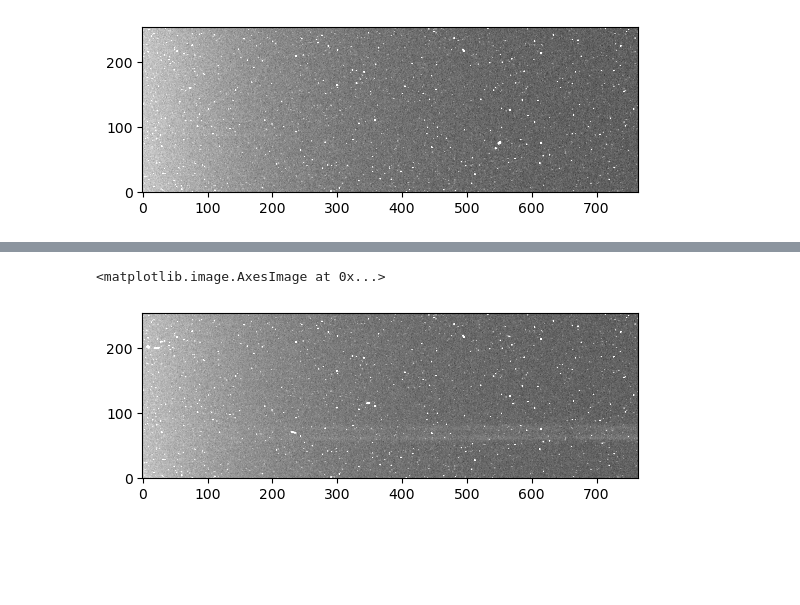
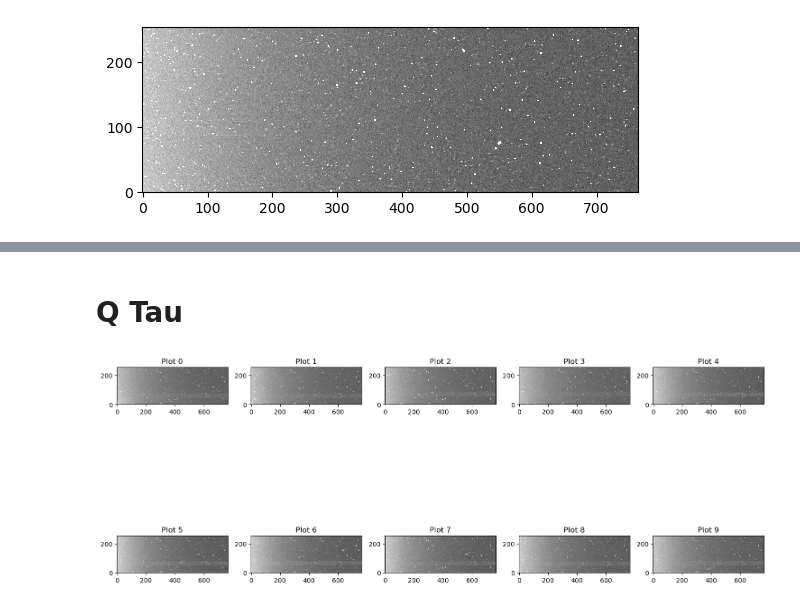
Before and after one commit to Zhengjingyi0823/AST443-Group5, a Jupyter notebook: AST443_lab3.ipynb, the cells around one changed output, grey strips where cells are left out. Drawn from its saved outputs; the diff is of its cells as text; code cells hidden in the pictures; blank space fills up the shorter version.

```diff
--- a/AST443_lab3.ipynb
+++ b/AST443_lab3.ipynb
@@ -88,0 +448,5 @@ plt.imshow(raw_20tau[2], vmin=np.mean(raw_20tau[2])-(2*np.std(raw_20tau[2])),vma
+# %%
+darksubtracted_20tau = []
+for i in range(10):
+    dark_sub=raw_20tau_cut[i]-darks_20tau_cut[i]
+    darksubtracted_20tau.append(dark_sub)
@@ -101,0 +520,24 @@ plt.imshow(raw_etatau[2], vmin=np.mean(raw_etatau[2])-np.std(raw_etatau[2]),vmax
+# %%
+# List to hold the cut data of each corrected Eta Tau frame
+etatau_cut = []
+
+# Define the y-axis ranges for each frame
+y_ranges_eta = [(51, 71), (51, 71), (54, 74), (55, 75), (57, 77),
+                (58, 78), (60, 80), (61, 81), (61, 81), (61, 81)]
+
+# Loop through each corrected frame, cut along y-axis, and extract the data
+for i in range(10):
+    # Get the full frame data
+    frame_data = raw_etatau[i]
+
+    # Cut the frame data along the y-axis according to the specified range
+    y_start, y_end = y_ranges_eta[i]
+    cut_frame_data = frame_data[y_start:y_end, :]
+
+    # Append the cut frame data to the list
+    etatau_cut.append(cut_frame_data)
+# %%
+darksubtracted_etatau = []
+for i in range(10):
+    dark_sub=etatau_cut[i]-darks_etatau_cut[i]
+    darksubtracted_etatau.append(dark_sub)
@@ -102,3 +566,5 @@ plt.imshow(raw_etatau[2], vmin=np.mean(raw_etatau[2])-np.std(raw_etatau[2]),vmax
+# %% [markdown]
+# Q Tau
 # %%
 #Open the qtau light frame files and extract the data
 raw_qtau=[]
@@ -108,7 +574,19 @@ for i in range(10):
     tauq_file_data=fits.open(tauq_file)
     raw_qtau.append(tauq_file_data[0].data)
 # %%
-plt.imshow(raw_qtau[2], vmin=np.mean(raw_qtau[2])-(np.std(raw_qtau[2])),vmax=np.mean(raw_qtau[2])+(np.std(raw_qtau[2])), cmap='gray', origin='lower')
+# All 10 light frames of q Tau
+fig, axes = plt.subplots(2, 5, figsize=(15, 10))  # 2 rows, 5 columns grid for 10 plots
+axes = axes.ravel()  # Flatten the 2D array of axes to make indexing easier
+
+for i in range(10):  # Loop through the 10 indices (0 to 9)
+    axes[i].imshow(raw_qtau[i],
+                   vmin=np.mean(raw_qtau[i]) - np.std(raw_qtau[i]),
+                   vmax=np.mean(raw_qtau[i]) + np.std(raw_qtau[i]),
+                   cmap='gray', origin='lower')
+    axes[i].set_title(f"Plot {i}")  # Optionally, label each subplot
+    #axes[i].axis('off')  # Turn off axis for better visualization
+
+plt.tight_layout()  # Adjust layout to prevent overlap
+plt.show()
 # %% [output]
-<matplotlib.image.AxesImage at 0x...>
-[figure, old version]
+[figure, new version]
```
Also changed, not shown: parts of 47 cells of this notebook.
